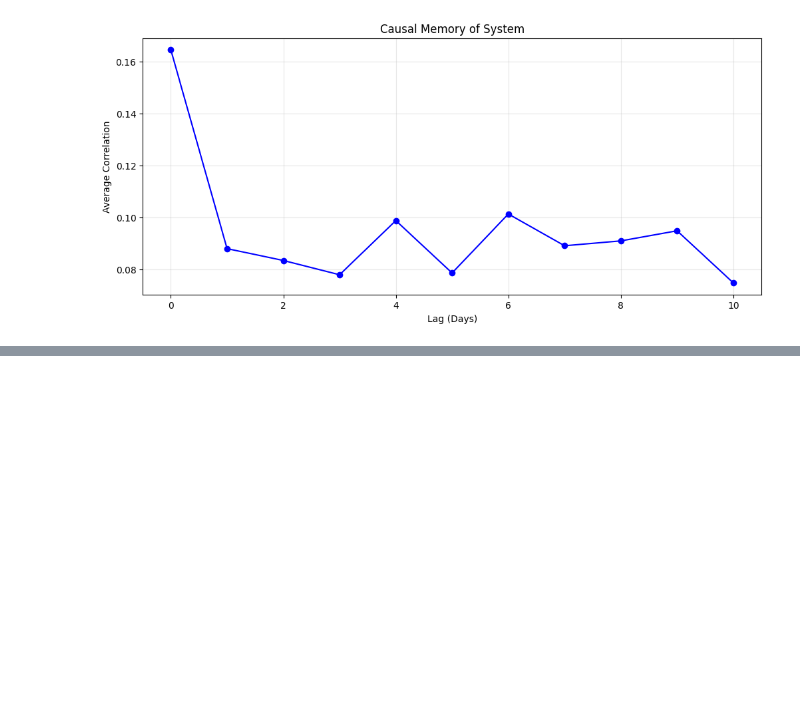
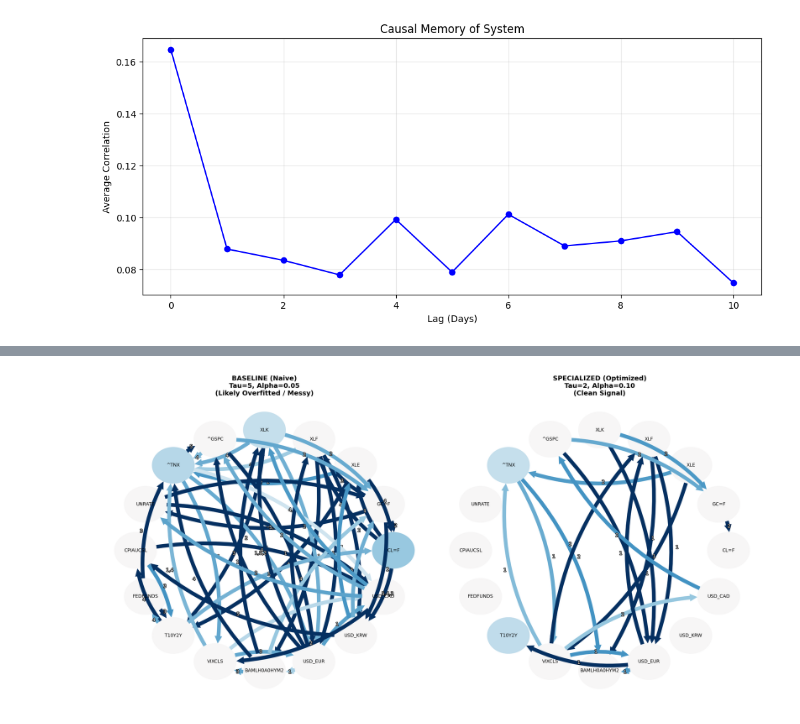
Before and after one commit to lauradiazrodriguez/dsc180_group1, a Jupyter notebook: Untitled.ipynb, the cells around one changed output, grey strips where cells are left out. Saved outputs shown, nothing was run; the diff lists cells and outputs as text; code cells hidden in the pictures; blank space fills up the shorter version.

```diff
--- a/Untitled.ipynb
+++ b/Untitled.ipynb
@@ -354 +354,49 @@ Alpha: 0.1   | Edges: 28  | BIC: -1269
 Specialized Alpha: 0.01 (Lowest BIC)
+# %%
+
+
+split_idx = int(len(vals) * 0.8)
+train_vals = vals[:split_idx]
+test_vals = vals[split_idx:]
+
+# splitting training and testing based on time series data
+train_df = dp.DataFrame(train_vals, datatime=np.arange(len(train_vals)), var_names = var_names)
+test_df = dp.DataFrame(test_vals, datatime=np.arange(len(test_vals)), var_names = var_names)
+
+parcorr = ParCorr(significance='analytic')
+pcmci = PCMCI(dataframe=train_df, cond_ind_test=parcorr, verbosity=0)
+
+baseline = pcmci.run_pcmci(tau_min=1, tau_max=5, pc_alpha=0.05)
+specialized = pcmci.run_pcmci(tau_min=1, tau_max=2, pc_alpha=0.1)
+# %%
+fig, axes = plt.subplots(1, 2, figsize=(20, 10))
+
+tp.plot_graph(
+    val_matrix=baseline['val_matrix'],
+    graph=baseline['graph'],
+    var_names=var_names,
+    vmin_edges=0.05,
+    show_colorbar=False,
+    label_fontsize=10,
+    # FIX: Pass tuple (figure, axis)
+    fig_ax=(fig, axes[0])
+)
+axes[0].set_title(f"BASELINE \nTau=5, Alpha=0.05", fontsize=14, fontweight='bold')
+
+# Plot Specialized
+tp.plot_graph(
+    val_matrix=specialized['val_matrix'],
+    graph=specialized['graph'],
+    var_names=var_names,
+    vmin_edges=0.05,
+    show_colorbar=False,
+    label_fontsize=10,
+    # FIX: Pass tuple (figure, axis)
+    fig_ax=(fig, axes[1])
+)
+axes[1].set_title(f"SPECIALIZED \nTau=2, Alpha=0.10\n", fontsize=14, fontweight='bold')
+
+plt.tight_layout()
+plt.show()
+# %% [output]
+[figure, added]
```
Also changed, not shown: parts of 5 cells of this notebook.
